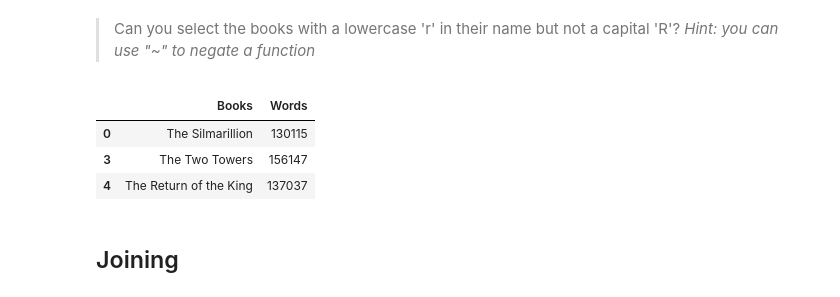
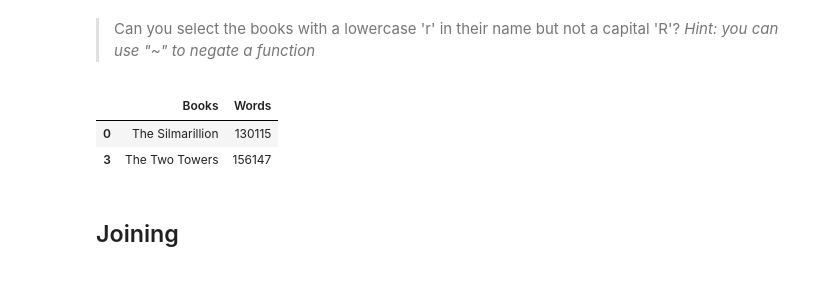
Before and after one commit to cececoon/ds_1300_notebooks, a Jupyter notebook: work/01_assignment-Copy1.ipynb, the cells around one changed output. Saved outputs shown, nothing was run; the diff lists cells and outputs as text; code cells hidden in the pictures.

```diff
--- a/work/01_assignment-Copy1.ipynb
+++ b/work/01_assignment-Copy1.ipynb
@@ -614,12 +614,11 @@ df[(df['Books'].str.contains('ing')) & (df['Words']>150000)]
 # %% [markdown]
 >Can you select the books with a lowercase 'r' in their name but not a capital 'R'? *Hint: you can use "~" to negate a function*
 # %%
-df[(df['Books'].str.contains('r'))]
+df[(df['Books'].str.contains('r')) & (~df['Books'].str.contains('R'))]
 # %% [output]
 |  | Books | Words |
 | 0 | The Silmarillion | 130115 |
 | 3 | The Two Towers | 156147 |
-| 4 | The Return of the King | 137037 |
 # %% [markdown]
 ## Joining
 # %% [markdown]
```
Also changed, not shown: parts of 14 cells of this notebook.
